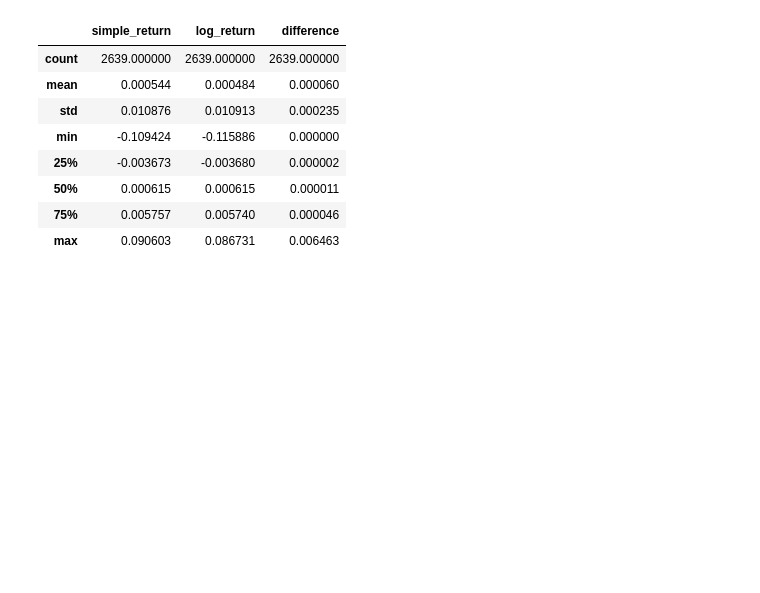
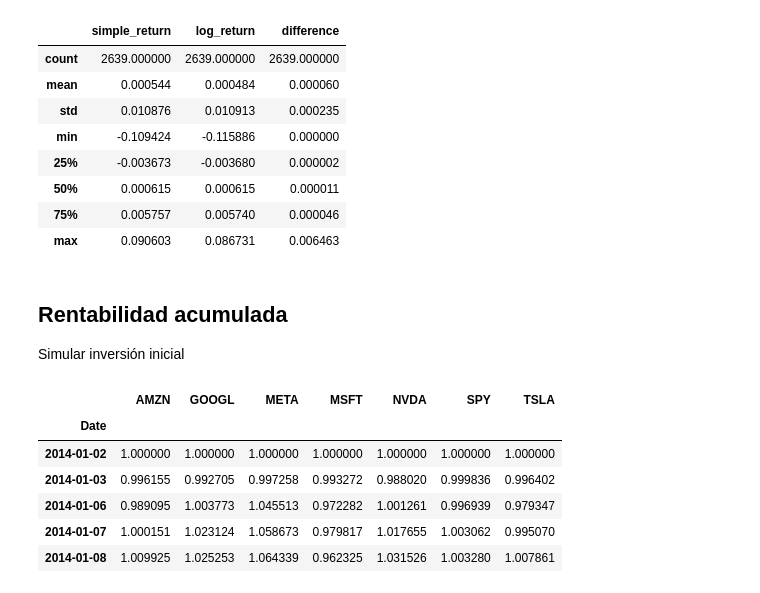
Before and after one commit to juanbarearojo/Mini-trading-bot, a Jupyter notebook: eda.ipynb, the cells around one changed output. Drawn from its saved outputs; the diff is of its cells as text; code cells hidden in the pictures; blank space fills up the shorter version.

```diff
--- a/eda.ipynb
+++ b/eda.ipynb
@@ -257,3 +257,19 @@ display(comparison_returns.describe())
 | 50% | 0.000615 | 0.000615 | 0.000011 |
 | 75% | 0.005757 | 0.005740 | 0.000046 |
 | max | 0.090603 | 0.086731 | 0.006463 |
+# %% [markdown]
+## Rentabilidad acumulada
+
+Simular inversión inicial
+# %%
+cumulative_returns = (1 + returns_wide.fillna(0)).cumprod()
+
+display(cumulative_returns.head())
+# %% [output]
+|  | AMZN | GOOGL | META | MSFT | NVDA | SPY | TSLA |
+| Date |  |  |  |  |  |  |  |
+| 2014-01-02 | 1.000000 | 1.000000 | 1.000000 | 1.000000 | 1.000000 | 1.000000 | 1.000000 |
+| 2014-01-03 | 0.996155 | 0.992705 | 0.997258 | 0.993272 | 0.988020 | 0.999836 | 0.996402 |
+| 2014-01-06 | 0.989095 | 1.003773 | 1.045513 | 0.972282 | 1.001261 | 0.996939 | 0.979347 |
+| 2014-01-07 | 1.000151 | 1.023124 | 1.058673 | 0.979817 | 1.017655 | 1.003062 | 0.995070 |
+| 2014-01-08 | 1.009925 | 1.025253 | 1.064339 | 0.962325 | 1.031526 | 1.003280 | 1.007861 |
```
Also changed, not shown: parts of 3 cells of this notebook.
